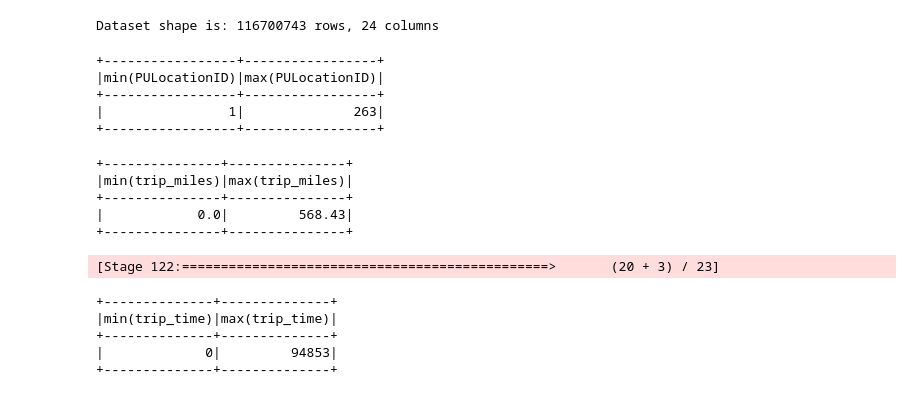
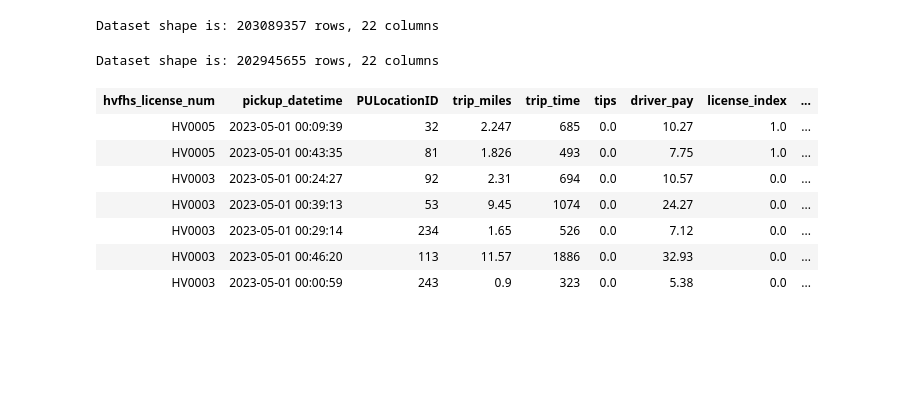
Before and after one commit to alistaircwh/Rideshare-Earnings-Forecasting, a Jupyter notebook: notebook/Project_1.ipynb, the cells around one changed output. Cells and saved outputs as stored; diff of their text form; code cells hidden in the pictures; blank space fills up the shorter version.

```diff
--- a/notebook/Project_1.ipynb
+++ b/notebook/Project_1.ipynb
@@ -238,49 +277,36 @@ fhvhv_df = encoder_hour.fit(fhvhv_df).transform(fhvhv_df)
 # %%
-from pyspark.sql.functions import expr
+# Add the 'scripts' directory to the system path
+import sys
+sys.path.append("../scripts")
 
-def apply_iqr_rule(df, column):
-    quantiles = df.approxQuantile(column, [0.25, 0.75], 0.01)
-    Q1, Q3 = quantiles
-    IQR = Q3 - Q1
-    threshold = (sqrt(log(df.count())) - 0.5) * IQR
-    lower_bound = Q1 - threshold
-    upper_bound = Q3 + threshold
-    return df.filter((col(column) >= lower_bound) & (col(column) <= upper_bound))
+from functions import apply_iqr_rule
+
+N = fhvhv_df.count()
 
 # Apply the rule to each relevant column
-fhvhv_df = apply_iqr_rule(fhvhv_df, "trip_miles")
-fhvhv_df = apply_iqr_rule(fhvhv_df, "trip_time")
-fhvhv_df = apply_iqr_rule(fhvhv_df, "tips")
-fhvhv_df = apply_iqr_rule(fhvhv_df, "driver_pay")
+fhvhv_df = apply_iqr_rule(fhvhv_df, "trip_miles", N)
+fhvhv_df = apply_iqr_rule(fhvhv_df, "trip_time", N)
+fhvhv_df = apply_iqr_rule(fhvhv_df, "tips", N)
+fhvhv_df = apply_iqr_rule(fhvhv_df, "driver_pay", N)
+
+get_dataset_shape(fhvhv_df)
+
+# Except for 'tips' which can be 0, filter the other columns for 0 values.
+# (As it does not make sense for these columns to be 0)
+fhvhv_df = fhvhv_df.filter((F.col('trip_miles') > 0))
+fhvhv_df = fhvhv_df.filter((F.col('trip_time') > 0))
+fhvhv_df = fhvhv_df.filter((F.col('driver_pay') > 0))
+
+get_dataset_shape(fhvhv_df)
+fhvhv_df.limit(7)
+# %% [output]
+Dataset shape is: 203089357 rows, 22 columns
+Dataset shape is: 202945655 rows, 22 columns
+| hvfhs_license_num | pickup_datetime | PULocationID | trip_miles | trip_time | tips | driver_pay | license_index | ... |
+| HV0005 | 2023-05-01 00:09:39 | 32 | 2.247 | 685 | 0.0 | 10.27 | 1.0 | ... |
+| HV0005 | 2023-05-01 00:43:35 | 81 | 1.826 | 493 | 0.0 | 7.75 | 1.0 | ... |
+| HV0003 | 2023-05-01 00:24:27 | 92 | 2.31 | 694 | 0.0 | 10.57 | 0.0 | ... |
+| HV0003 | 2023-05-01 00:39:13 | 53 | 9.45 | 1074 | 0.0 | 24.27 | 0.0 | ... |
+| HV0003 | 2023-05-01 00:29:14 | 234 | 1.65 | 526 | 0.0 | 7.12 | 0.0 | ... |
+| HV0003 | 2023-05-01 00:46:20 | 113 | 11.57 | 1886 | 0.0 | 32.93 | 0.0 | ... |
+| HV0003 | 2023-05-01 00:00:59 | 243 | 0.9 | 323 | 0.0 | 5.38 | 0.0 | ... |
-# %%
-# Example: Inspect `trip_time` min and max
-fhvhv_df = fhvhv_df.filter((F.col('PULocationID') >= 1) & (F.col('PULocationID')<= 263))
-get_dataset_shape(fhvhv_df)
-
-fhvhv_df.selectExpr("min(PULocationID)", "max(PULocationID)").show()
-
-fhvhv_df.selectExpr("min(trip_miles)", "max(trip_miles)").show()
-
-fhvhv_df.selectExpr("min(trip_time)", "max(trip_time)").show()
-
-fhvhv_df.selectExpr("min(trip_time)", "max(base_passenger_fare)").show()
-
-fhvhv_df.selectExpr("min(trip_time)", "max(tolls)").show()
-# %% [output]
-Dataset shape is: 116700743 rows, 24 columns
-+-----------------+-----------------+
-|min(PULocationID)|max(PULocationID)|
-+-----------------+-----------------+
-|                1|              263|
-+-----------------+-----------------+
-+---------------+---------------+
-|min(trip_miles)|max(trip_miles)|
-+---------------+---------------+
-|            0.0|         568.43|
-+---------------+---------------+
-[Stage 122:===============================================>       (20 + 3) / 23]
-+--------------+--------------+
-|min(trip_time)|max(trip_time)|
-+--------------+--------------+
-|             0|         94853|
-+--------------+--------------+
```
Also changed, not shown: parts of 44 cells of this notebook, 3 other files.
